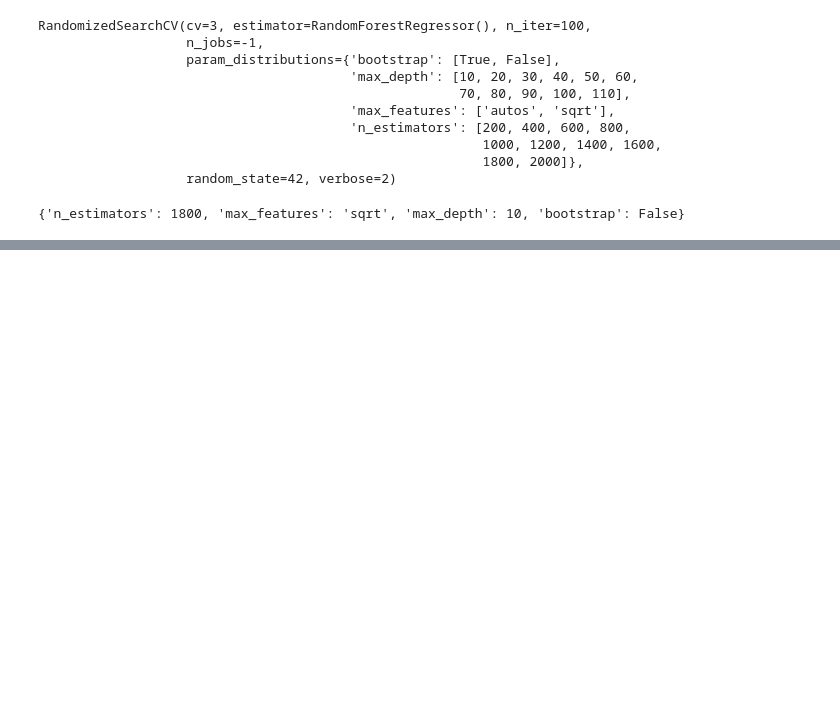
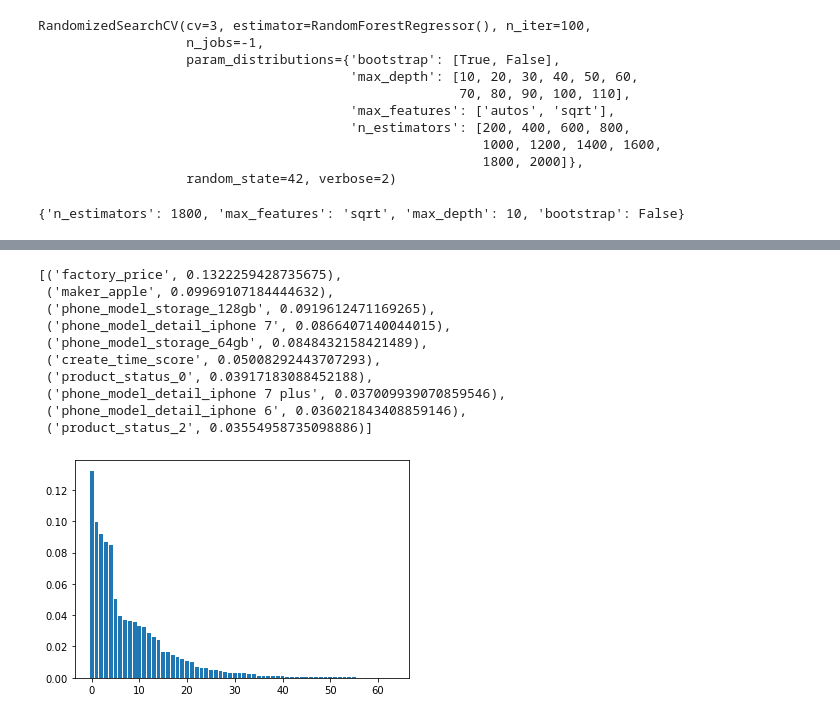
Before and after one commit to wodud2970/Data_Analysis, a Jupyter notebook: 데이터 분석/데이터분석 책/5-1 중고나라 휴대폰 거래가격 예측.ipynb, the cells around one changed output, grey strips where cells are left out. Saved outputs shown, nothing was run; the diff lists cells and outputs as text; code cells hidden in the pictures; blank space fills up the shorter version.

```diff
--- a/데이터 분석/데이터분석 책/5-1 중고나라 휴대폰 거래가격 예측.ipynb
+++ b/데이터 분석/데이터분석 책/5-1 중고나라 휴대폰 거래가격 예측.ipynb
@@ -718,0 +719,22 @@ R^2 train: 0.811, test: 0.804
+# %%
+#가격 예측 모델의 피처 중요도 plot을 출력합니다
+importances = optimal_forest.best_estimator_.feature_importances_
+indices = np.argsort(importances)[::-1] #argsort
+plt.bar(range(X.shape[1]), importances[indices])
+
+#가격 예측 모델의 피처 중요도 출력
+feat_labels = X.columns.tolist()
+feature = list(zip(feat_labels, optimal_forest.best_estimator_.feature_importances_))
+sorted(feature, key = lambda tup: tup[1], reverse = True)[:10]
+# %% [output]
+[('factory_price', 0.1322259428735675),
+ ('maker_apple', 0.09969107184444632),
+ ('phone_model_storage_128gb', 0.0919612471169265),
+ ('phone_model_detail_iphone 7', 0.0866407140044015),
+ ('phone_model_storage_64gb', 0.0848432158421489),
+ ('create_time_score', 0.05008292443707293),
+ ('product_status_0', 0.03917183088452188),
+ ('phone_model_detail_iphone 7 plus', 0.037009939070859546),
+ ('phone_model_detail_iphone 6', 0.036021843408859146),
+ ('product_status_2', 0.03554958735098886)]
+[figure, added]
```
Also changed, not shown: parts of 9 cells of this notebook, 2 other files.
